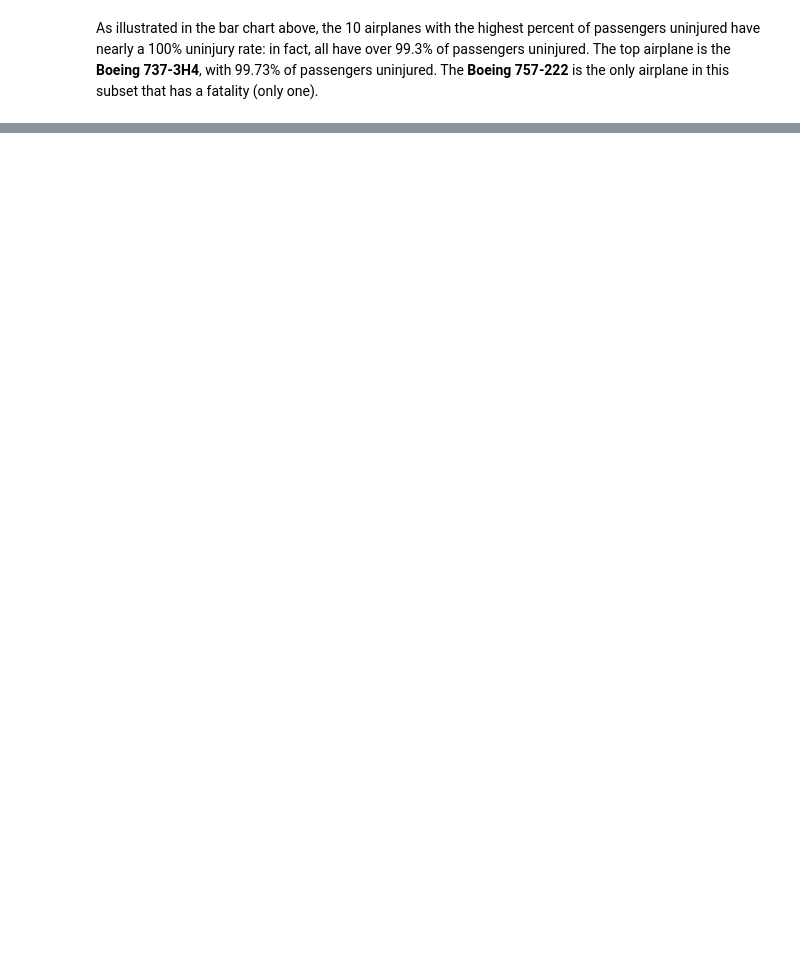
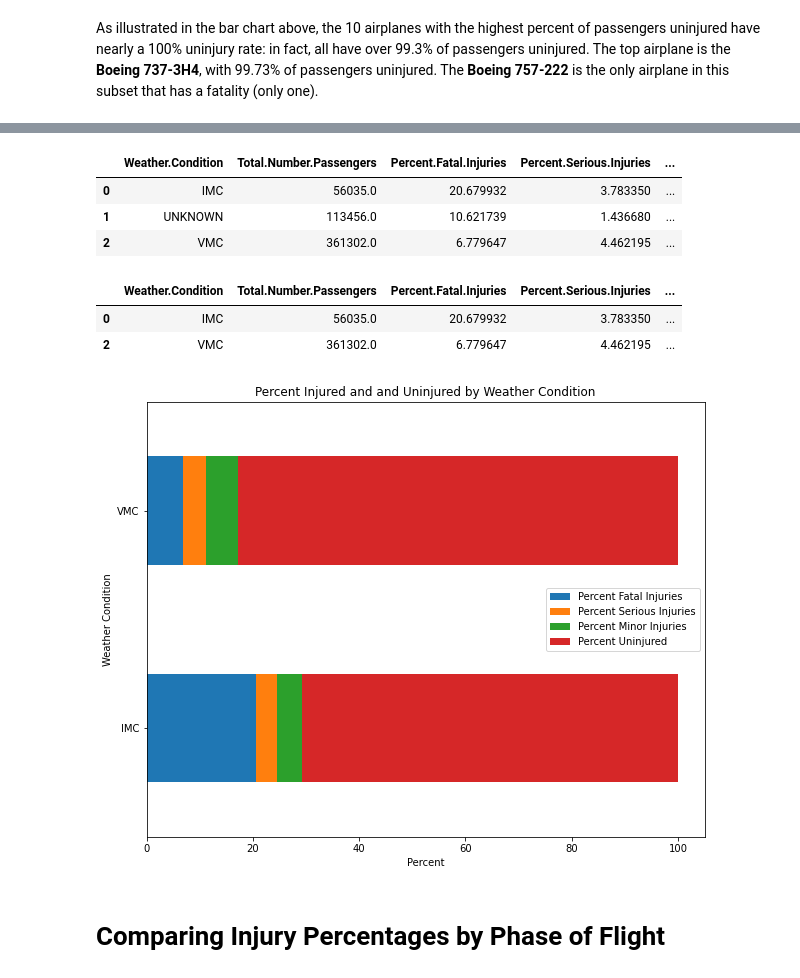
Before and after one commit to ccsurratt/dsc-phase-1-project-v3, a Jupyter notebook: student.ipynb, the cells around one changed output, grey strips where cells are left out. Saved outputs shown, nothing was run; the diff lists cells and outputs as text; code cells hidden in the pictures; blank space fills up the shorter version.

```diff
--- a/student.ipynb
+++ b/student.ipynb
@@ -464,0 +519,2 @@ As illustrated in the bar chart above, the 10 airplanes with the highest percent
+# %%
+df.loc[df['Weather.Condition'] == 'UNK', 'Weather.Condition'] = 'UNKNOWN'
@@ -464,0 +532,44 @@ As illustrated in the bar chart above, the 10 airplanes with the highest percent
+# %%
+#found the percent for each injured/uninjured category
+injuries_by_weather['Percent.Fatal.Injuries'] = ((injuries_by_weather['Total.Fatal.Injuries'] /
+                                                    injuries_by_weather['Total.Number.Passengers'])*100)
+injuries_by_weather['Percent.Serious.Injuries'] = ((injuries_by_weather['Total.Serious.Injuries'] /
+                                                    injuries_by_weather['Total.Number.Passengers'])*100)
+injuries_by_weather['Percent.Minor.Injuries'] = ((injuries_by_weather['Total.Minor.Injuries'] /
+                                                      injuries_by_weather['Total.Number.Passengers'])*100)
+injuries_by_weather['Percent.Uninjured'] = ((injuries_by_weather['Total.Uninjured'] /
+                                                 injuries_by_weather['Total.Number.Passengers'])*100)
+
+#dropped the totals per category since percentages provide a clearer comparison
+injuries_by_weather.drop(['Total.Fatal.Injuries', 'Total.Serious.Injuries', 'Total.Minor.Injuries',
+                        'Total.Uninjured'], axis=1, inplace=True)
+injuries_by_weather
+# %% [output]
+|  | Weather.Condition | Total.Number.Passengers | Percent.Fatal.Injuries | Percent.Serious.Injuries | ... |
+| 0 | IMC | 56035.0 | 20.679932 | 3.783350 | ... |
+| 1 | UNKNOWN | 113456.0 | 10.621739 | 1.436680 | ... |
+| 2 | VMC | 361302.0 | 6.779647 | 4.462195 | ... |
+# %%
+#dropped 'UNKNOWN' weather condition, since this will not aid in analysis
+injuries_by_weather.drop(1, inplace=True)
+# %%
+injuries_by_weather
+# %% [output]
+|  | Weather.Condition | Total.Number.Passengers | Percent.Fatal.Injuries | Percent.Serious.Injuries | ... |
+| 0 | IMC | 56035.0 | 20.679932 | 3.783350 | ... |
+| 2 | VMC | 361302.0 | 6.779647 | 4.462195 | ... |
+# %%
+weather_plot = injuries_by_weather.drop(['Total.Number.Passengers'], axis=1)
+weather_plot.rename(columns={'Percent.Fatal.Injuries': 'Percent Fatal Injuries',
+                                      'Percent.Serious.Injuries': 'Percent Serious Injuries',
+                                     'Percent.Minor.Injuries': 'Percent Minor Injuries',
+                                     'Percent.Uninjured': 'Percent Uninjured'}, inplace=True)
+weather_plot.set_index('Weather.Condition', inplace=True)
+weather_plot.plot.barh(stacked=True, figsize=(10,8))
+plt.title("Percent Injured and and Uninjured by Weather Condition")
+plt.ylabel("Weather Condition")
+plt.xlabel("Percent");
+# %% [output]
+[figure, added]
+# %% [markdown]
+# Comparing Injury Percentages by Phase of Flight
```
Also changed, not shown: parts of 23 cells of this notebook.
